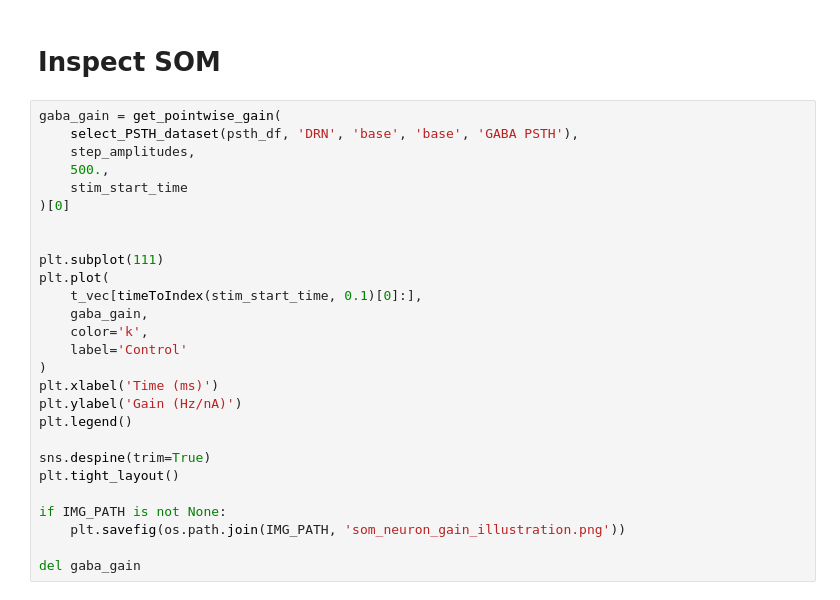
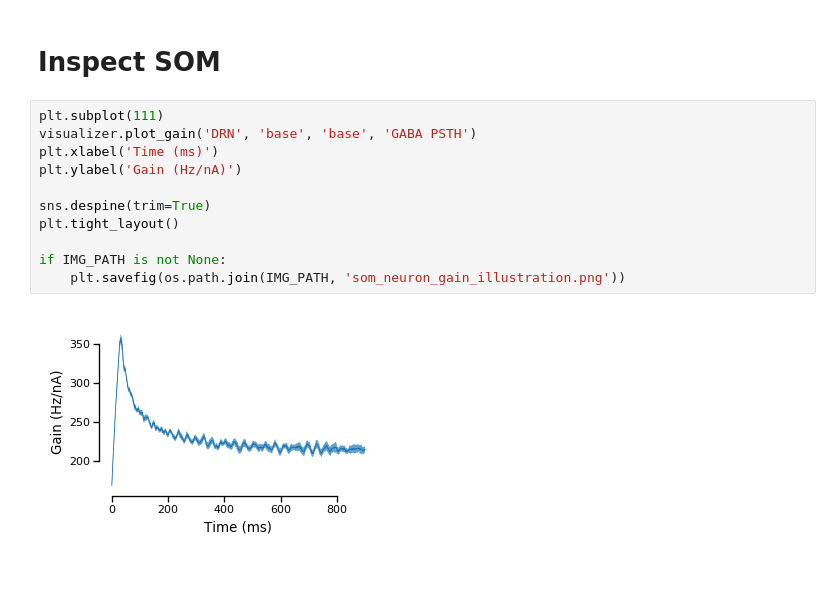
Before and after one commit to nauralcodinglab/raphegif, a Jupyter notebook: figs/scripts/writeup/gain_illustration.ipynb, the cells around one changed output. Saved outputs shown, nothing was run; the diff lists cells and outputs as text; blank space fills up the shorter version.

```diff
--- a/figs/scripts/writeup/gain_illustration.ipynb
+++ b/figs/scripts/writeup/gain_illustration.ipynb
@@ -616,29 +668,15 @@ plt.ylabel('Pop. firing rate (Hz/neuron)')
 # %% [markdown]
 # Inspect SOM
 # %%
-gaba_gain = get_pointwise_gain(
-    select_PSTH_dataset(psth_df, 'DRN', 'base', 'base', 'GABA PSTH'),
-    step_amplitudes,
-    500.,
-    stim_start_time
-)[0]
-
-
 plt.subplot(111)
-plt.plot(
-    t_vec[timeToIndex(stim_start_time, 0.1)[0]:],
-    gaba_gain,
-    color='k',
-    label='Control'
-)
+visualizer.plot_gain('DRN', 'base', 'base', 'GABA PSTH')
 plt.xlabel('Time (ms)')
 plt.ylabel('Gain (Hz/nA)')
-plt.legend()
 
 sns.despine(trim=True)
 plt.tight_layout()
 
 if IMG_PATH is not None:
     plt.savefig(os.path.join(IMG_PATH, 'som_neuron_gain_illustration.png'))
-
-del gaba_gain
+# %% [output]
+[figure, added]
```
Also changed, not shown: parts of 17 cells of this notebook.
